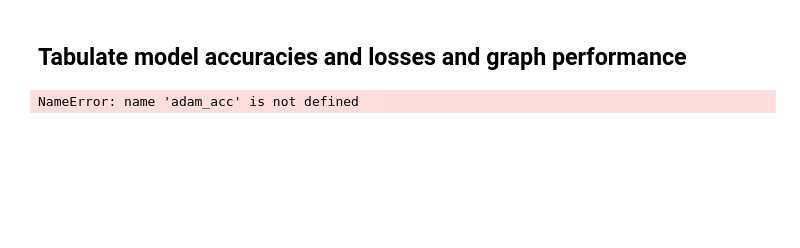
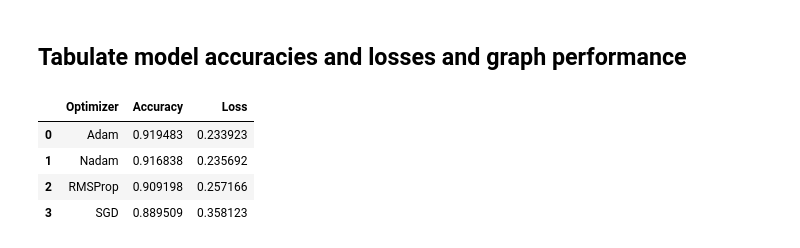
Before and after one commit to luchovzla/dry-bean-classification, a Jupyter notebook: Neural Network.ipynb, the cells around one changed output. Cells and saved outputs as stored; diff of their text form; code cells hidden in the pictures; blank space fills up the shorter version.

```diff
--- a/Neural Network.ipynb
+++ b/Neural Network.ipynb
@@ -200,14 +273,18 @@ print(
 # %%
 # Tabulate
 optimizer_names = ["Adam", "Nadam", "RMSProp", "SGD"]
 optimizer_accs = [adam_acc, nadam_acc, rmsprop_acc, sgd_acc]
 optimizer_losses = [adam_loss, nadam_loss, rmsprop_loss, sgd_loss]
 performance_df = pd.DataFrame({"Optimizer": optimizer_names,
                                "Accuracy": optimizer_accs,
-                               "Loss": optimizer_loss})
+                               "Loss": optimizer_losses})
 performance_df
 # %% [output]
-NameError: name 'adam_acc' is not defined
+|  | Optimizer | Accuracy | Loss |
+| 0 | Adam | 0.919483 | 0.233923 |
+| 1 | Nadam | 0.916838 | 0.235692 |
+| 2 | RMSProp | 0.909198 | 0.257166 |
+| 3 | SGD | 0.889509 | 0.358123 |
 # %%
 ## Plot model accuracy and loss over epochs
 
```
Also changed, not shown: parts of 10 cells of this notebook, 4 other files.
